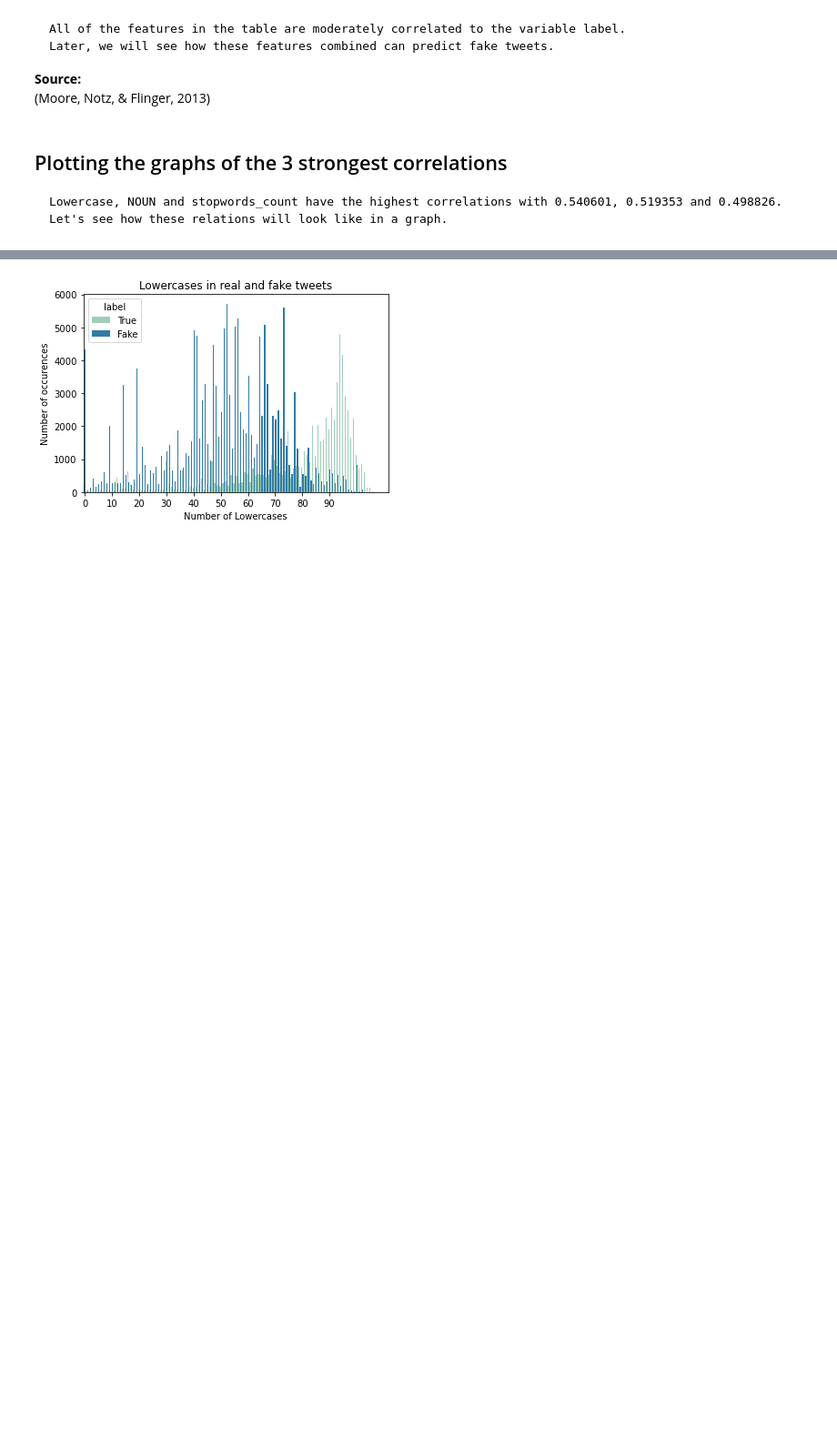
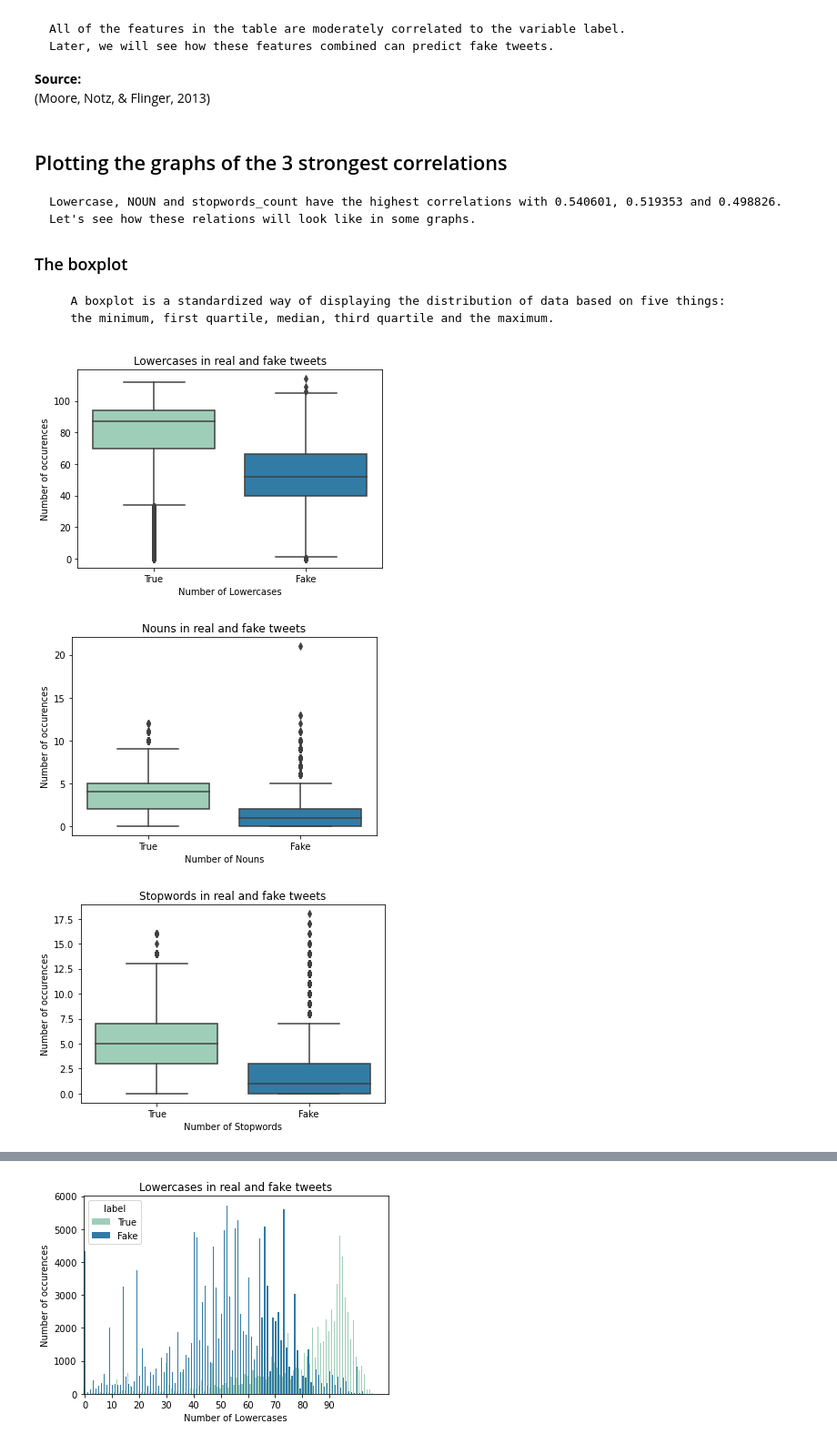
Before and after one commit to juIiette/Fundamentals-of-Machine-learning-assignments, a Jupyter notebook: Decision_Tree.ipynb, the cells around one changed output, grey strips where cells are left out. Shown: that part at 91% size. Drawn from its saved outputs; the diff is of its cells as text; code cells hidden in the pictures; blank space fills up the shorter version.

```diff
--- a/Decision_Tree.ipynb
+++ b/Decision_Tree.ipynb
@@ -112,4 +112,30 @@ df2
 # %% [markdown]
 ## Plotting the graphs of the 3 strongest correlations
     Lowercase, NOUN and stopwords_count have the highest correlations with 0.540601, 0.519353 and 0.498826.
-    Let's see how these relations will look like in a graph.
+    Let's see how these relations will look like in some graphs.
+
+### The boxplot
+       A boxplot is a standardized way of displaying the distribution of data based on five things:
+       the minimum, first quartile, median, third quartile and the maximum.
+# %%
+sns.boxplot(x="label", y="Lowercase", data=df, palette = "YlGnBu")
+plt.title('Lowercases in real and fake tweets')
+plt.ylabel('Number of occurences')
+plt.xlabel('Number of Lowercases')
+plt.show()
+
+sns.boxplot(x="label", y="NOUN", data=df, palette = "YlGnBu")
+plt.title('Nouns in real and fake tweets')
+plt.ylabel('Number of occurences')
+plt.xlabel('Number of Nouns')
+plt.show()
+
+sns.boxplot(x="label", y="stopwords_count", data=df, palette = "YlGnBu")
+plt.title('Stopwords in real and fake tweets')
+plt.ylabel('Number of occurences')
+plt.xlabel('Number of Stopwords')
+plt.show()
+# %% [output]
+[figure, added]
+[figure, added]
+[figure, added]
```
Also changed, not shown: parts of 2 cells of this notebook.
